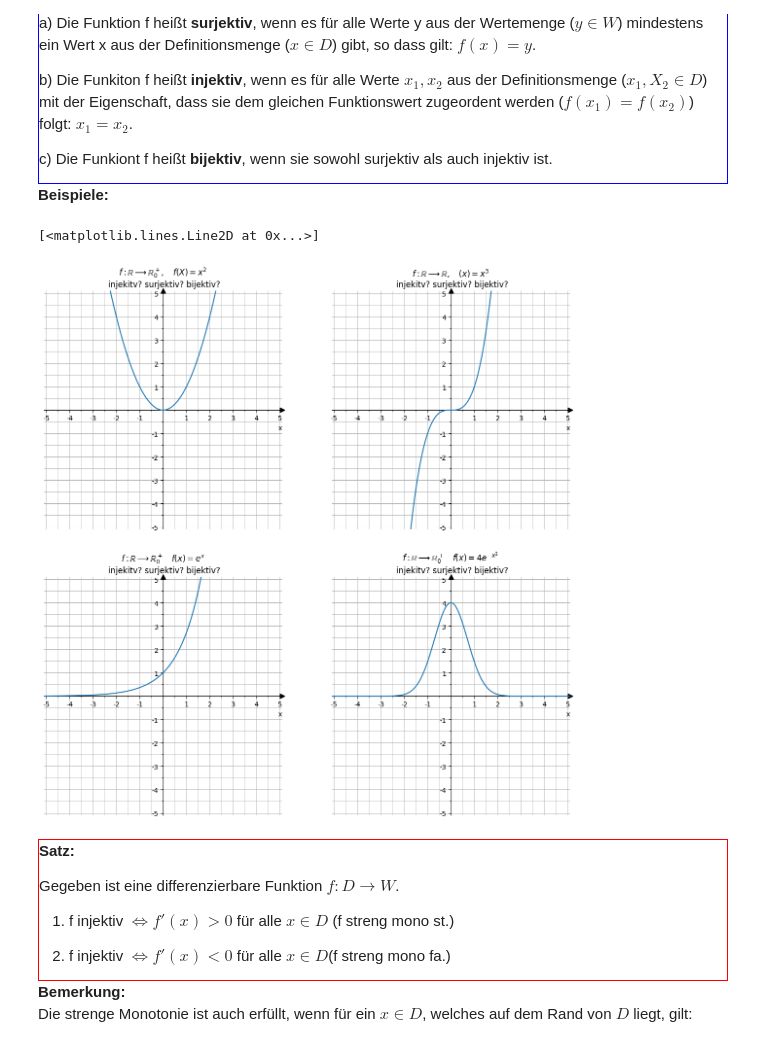
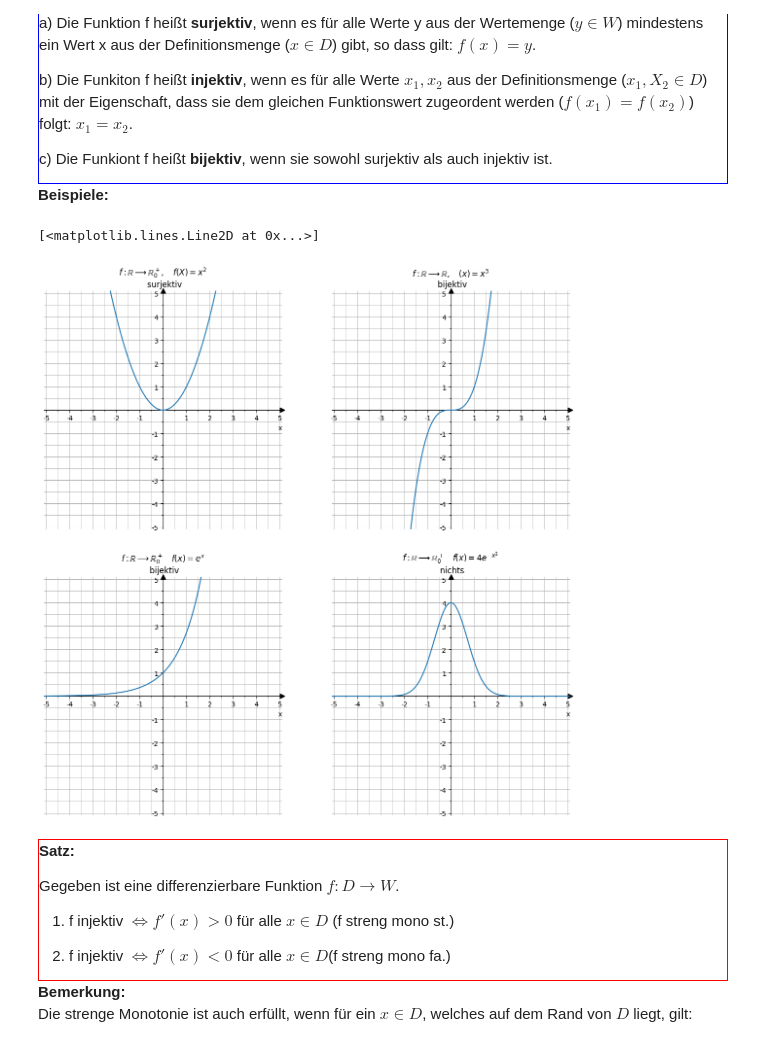
Before and after one commit to MHundi/Mathe_KS, a Jupyter notebook: 1_Analysis_KS/2_Exponential-und_Logarithmusfunktion/5_Umkehrfunktion.ipynb, the cells around one changed output. Drawn from its saved outputs; the diff is of its cells as text; code cells hidden in the pictures.

```diff
--- a/1_Analysis_KS/2_Exponential-und_Logarithmusfunktion/5_Umkehrfunktion.ipynb
+++ b/1_Analysis_KS/2_Exponential-und_Logarithmusfunktion/5_Umkehrfunktion.ipynb
@@ -447,38 +447,38 @@ ax2.set_xlabel("x", loc="right")
 #ax2.set_ylabel("f(x)", loc="top", rotation=0)
 
 ax3.set_xlim(a,b)
 ax3.set_ylim(c, d)
 ax3.set_xlabel("x", loc="right")
 #ax3.set_ylabel("f(x)", loc="top", rotation=0)
 
 # Kästchen
 ax.grid(linestyle="-", which="major",linewidth=0.7, zorder=-10)
 ax.grid(linestyle="-", which="minor",linewidth=0.5, zorder=-10)
 
 ax1.grid(linestyle="-", which="major",linewidth=0.7, zorder=-10)
 ax1.grid(linestyle="-", which="minor",linewidth=0.5, zorder=-10)
 
 ax2.grid(linestyle="-", which="major",linewidth=0.7, zorder=-10)
 ax2.grid(linestyle="-", which="minor",linewidth=0.5, zorder=-10)
 
 ax3.grid(linestyle="-", which="major",linewidth=0.7, zorder=-10)
 ax3.grid(linestyle="-", which="minor",linewidth=0.5, zorder=-10)
 
-ax.set_title("$f: \mathbb{R} \longrightarrow \mathbb{R}_0^+, \quad f(X)=x^2$ \n injekitv? surjektiv? bijektiv?")
-ax1.set_title("$f: \mathbb{R} \longrightarrow \mathbb{R}, \quad (x)=x^3$ \n injekitv? surjektiv? bijektiv?")
-ax2.set_title("$f: \mathbb{R} \longrightarrow \mathbb{R}_0^+ \quad f(x)=e^x$ \n injekitv? surjektiv? bijektiv?")
-ax3.set_title("$f: \mathbb{R} \longrightarrow \mathbb{R}_0^+ \quad f(x)=4e^{-x^2}$ \n injekitv? surjektiv? bijektiv?")
+ax.set_title("$f: \mathbb{R} \longrightarrow \mathbb{R}_0^+, \quad f(X)=x^2$ \n surjektiv")
+ax1.set_title("$f: \mathbb{R} \longrightarrow \mathbb{R}, \quad (x)=x^3$ \n bijektiv")
+ax2.set_title("$f: \mathbb{R} \longrightarrow \mathbb{R}_0^+ \quad f(x)=e^x$ \n bijektiv")
+ax3.set_title("$f: \mathbb{R} \longrightarrow \mathbb{R}_0^+ \quad f(x)=4e^{-x^2}$ \n nichts")
 
 # Plot der Funktion
 
 ax.plot(x,y1, zorder=10)
 ax1.plot(x,y2, zorder=10)
 ax2.plot(x,y3, zorder=10)
 ax3.plot(x,y4, zorder=10)
 #plt.show()
 # %% [output]
 [<matplotlib.lines.Line2D at 0x...>]
-[figure, old version]
+[figure, new version]
 # %% [markdown]
 <div style="border: 1px solid red">
 
```
